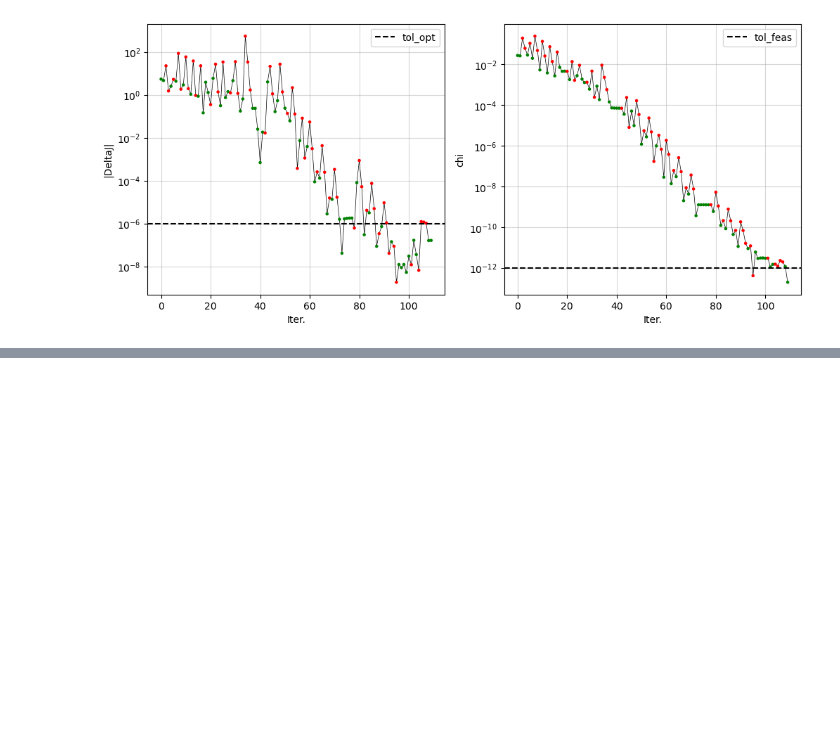
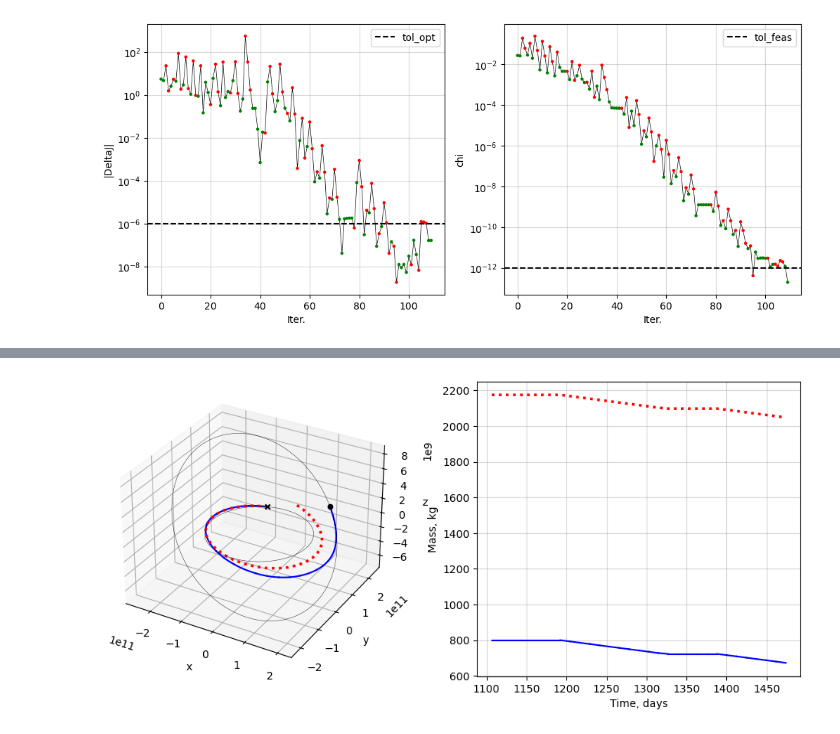
Before and after one commit to Yuricst/scocp, a Jupyter notebook: docs/source/examples/ex_pl2pl.ipynb, the cells around one changed output, grey strips where cells are left out. Drawn from its saved outputs; the diff is of its cells as text; code cells hidden in the pictures; blank space fills up the shorter version.

```diff
--- a/docs/source/examples/ex_pl2pl.ipynb
+++ b/docs/source/examples/ex_pl2pl.ipynb
@@ -373,0 +444,22 @@ plt.show()
+# %%
+x0_iter = states[0,0:7]     # initial spacecraft state
+
+states_singleshoot = [x0_iter,]
+
+for idx, (t0,u0) in tqdm(enumerate(zip(ts_mjd2000, controls)), total=len(controls)):
+    r,v,m = pk.propagate_taylor(
+        r0 = x0_iter[0:3],
+        v0 = x0_iter[3:6],
+        m0 = x0_iter[6],
+        thrust = THRUST * np.array(u0),
+        tof = (ts_mjd2000[idx+1] - ts_mjd2000[idx])*86400,
+        mu = pk.MU_SUN,
+        veff = ISP*G0,
+        log10tol =-15,
+        log10rtol = -15)
+
+    # update spacecraft state
+    x0_iter = np.concatenate((r,v,[m]))
+
+    states_singleshoot.append(copy.deepcopy(x0_iter))
+states_singleshoot = np.array(states_singleshoot)
@@ -373,0 +471,22 @@ plt.show()
+# %%
+fig = plt.figure(figsize=(12,5))
+ax = fig.add_subplot(1,2,1,projection='3d')
+ax.set(xlabel="x", ylabel="y", zlabel="z")
+for (_ts, _ys) in sols:
+    ax.plot(_ys[:,0]*DU, _ys[:,1]*DU, _ys[:,2]*DU, 'b-', linewidth=1.5)
+ax.plot(states_singleshoot[:,0], states_singleshoot[:,1], states_singleshoot[:,2], 'r:', linewidth=2.5)
+ax.scatter(x0[0]*DU, x0[1]*DU, x0[2]*DU, marker='x', color='k', label='Initial state')
+ax.scatter(xf[0]*DU, xf[1]*DU, xf[2]*DU, marker='o', color='k', label='Final state')
+ax.plot(initial_orbit_states[1][:,0]*DU, initial_orbit_states[1][:,1]*DU, initial_orbit_states[1][:,2]*DU, 'k-', lw=0.3)
+ax.plot(final_orbit_states[1][:,0]*DU, final_orbit_states[1][:,1]*DU, final_orbit_states[1][:,2]*DU, 'k-', lw=0.3)
+
+
+axm = fig.add_subplot(1,2,2)
+axm.grid(True, alpha=0.5)
+axm.set(xlabel="Time, days", ylabel="Mass, kg")
+for (_ts, _ys) in sols:
+    axm.plot(problem.t0_min + _ys[:,7]*problem.TU2DAY, _ys[:,6]*MSTAR, 'b-', linewidth=1.5)
+axm.plot(ts_mjd2000, states_singleshoot[:,6], 'r:', linewidth=2.5)
+plt.show()
+# %% [output]
+[figure, added]
```
Also changed, not shown: parts of 13 cells of this notebook, 1 other file.
